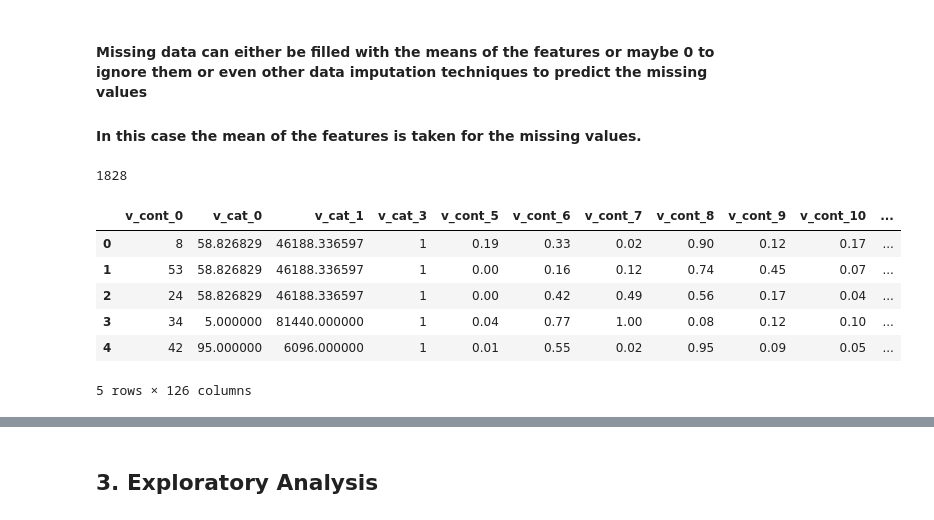
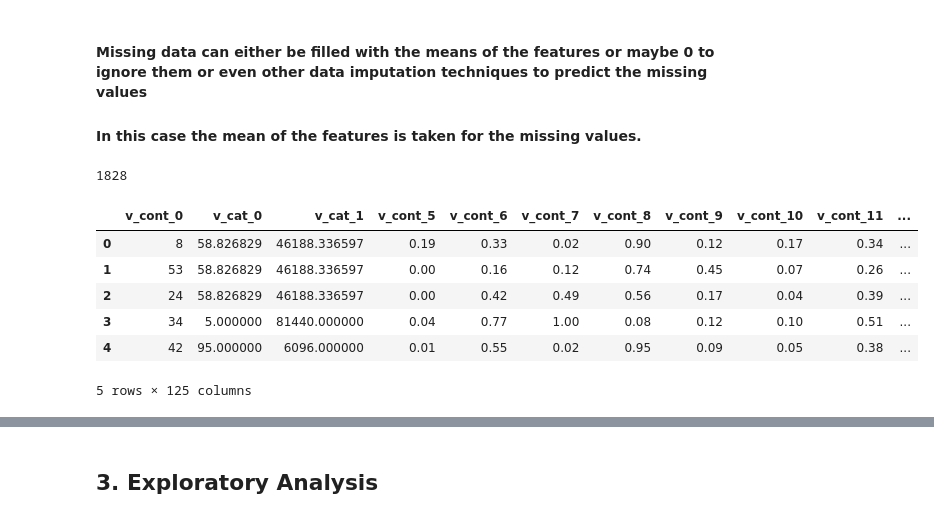
Before and after one commit to ramchalamkr/MachineLearning_CrimePrediction, a Jupyter notebook: CrimeDetection.ipynb, the cells around one changed output, grey strips where cells are left out. Drawn from its saved outputs; the diff is of its cells as text; code cells hidden in the pictures.

```diff
--- a/CrimeDetection.ipynb
+++ b/CrimeDetection.ipynb
@@ -70,16 +70,17 @@ X[0:20]
 # %%
 print len(X['v_cat_2'].unique())
 X = X.fillna(X.mean())
 del X['v_cat_2']
+del X['v_cat_3']
 Y = X['target']
 del X['target']
 X.head()
 # %% [output]
 1828
-|  | v_cont_0 | v_cat_0 | v_cat_1 | v_cat_3 | v_cont_5 | v_cont_6 | v_cont_7 | v_cont_8 | v_cont_9 | v_cont_10 | ... |
-| 0 | 8 | 58.826829 | 46188.336597 | 1 | 0.19 | 0.33 | 0.02 | 0.90 | 0.12 | 0.17 | ... |
-| 1 | 53 | 58.826829 | 46188.336597 | 1 | 0.00 | 0.16 | 0.12 | 0.74 | 0.45 | 0.07 | ... |
-| 2 | 24 | 58.826829 | 46188.336597 | 1 | 0.00 | 0.42 | 0.49 | 0.56 | 0.17 | 0.04 | ... |
-| 3 | 34 | 5.000000 | 81440.000000 | 1 | 0.04 | 0.77 | 1.00 | 0.08 | 0.12 | 0.10 | ... |
-| 4 | 42 | 95.000000 | 6096.000000 | 1 | 0.01 | 0.55 | 0.02 | 0.95 | 0.09 | 0.05 | ... |
+|  | v_cont_0 | v_cat_0 | v_cat_1 | v_cont_5 | v_cont_6 | v_cont_7 | v_cont_8 | v_cont_9 | v_cont_10 | v_cont_11 | ... |
+| 0 | 8 | 58.826829 | 46188.336597 | 0.19 | 0.33 | 0.02 | 0.90 | 0.12 | 0.17 | 0.34 | ... |
+| 1 | 53 | 58.826829 | 46188.336597 | 0.00 | 0.16 | 0.12 | 0.74 | 0.45 | 0.07 | 0.26 | ... |
+| 2 | 24 | 58.826829 | 46188.336597 | 0.00 | 0.42 | 0.49 | 0.56 | 0.17 | 0.04 | 0.39 | ... |
+| 3 | 34 | 5.000000 | 81440.000000 | 0.04 | 0.77 | 1.00 | 0.08 | 0.12 | 0.10 | 0.51 | ... |
+| 4 | 42 | 95.000000 | 6096.000000 | 0.01 | 0.55 | 0.02 | 0.95 | 0.09 | 0.05 | 0.38 | ... |
-5 rows × 126 columns
+5 rows × 125 columns
```
Also changed, not shown: parts of 10 cells of this notebook, 1 other file.
